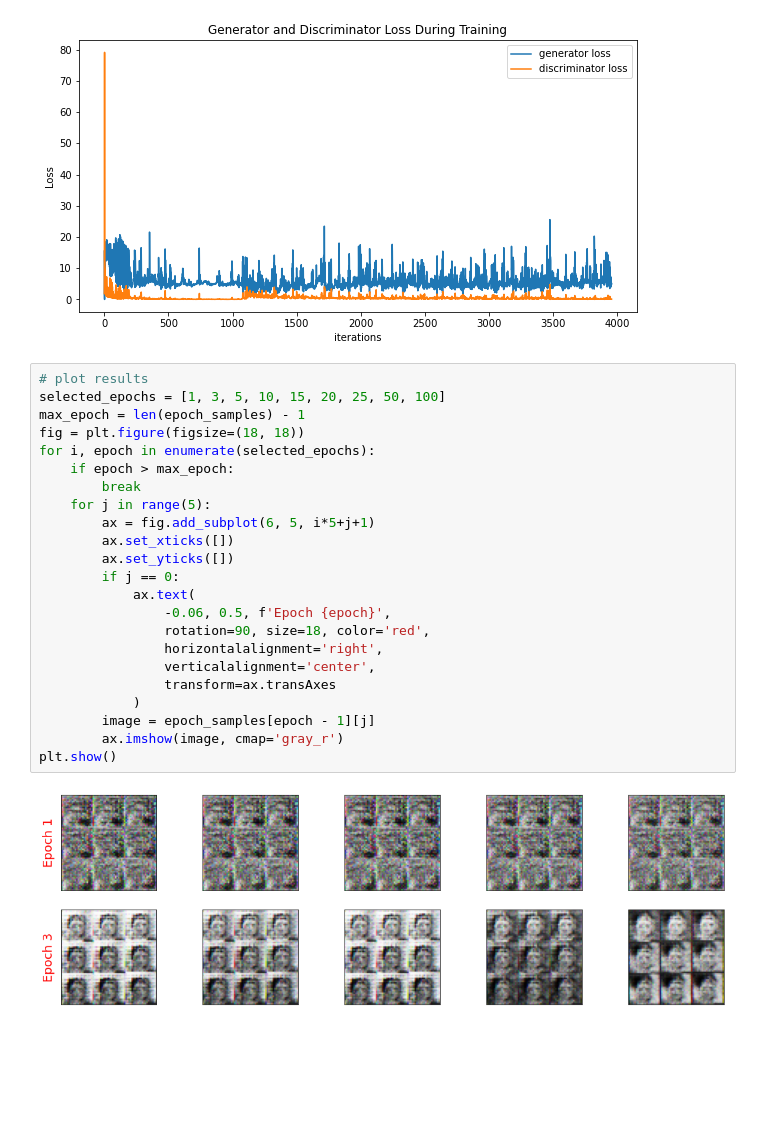
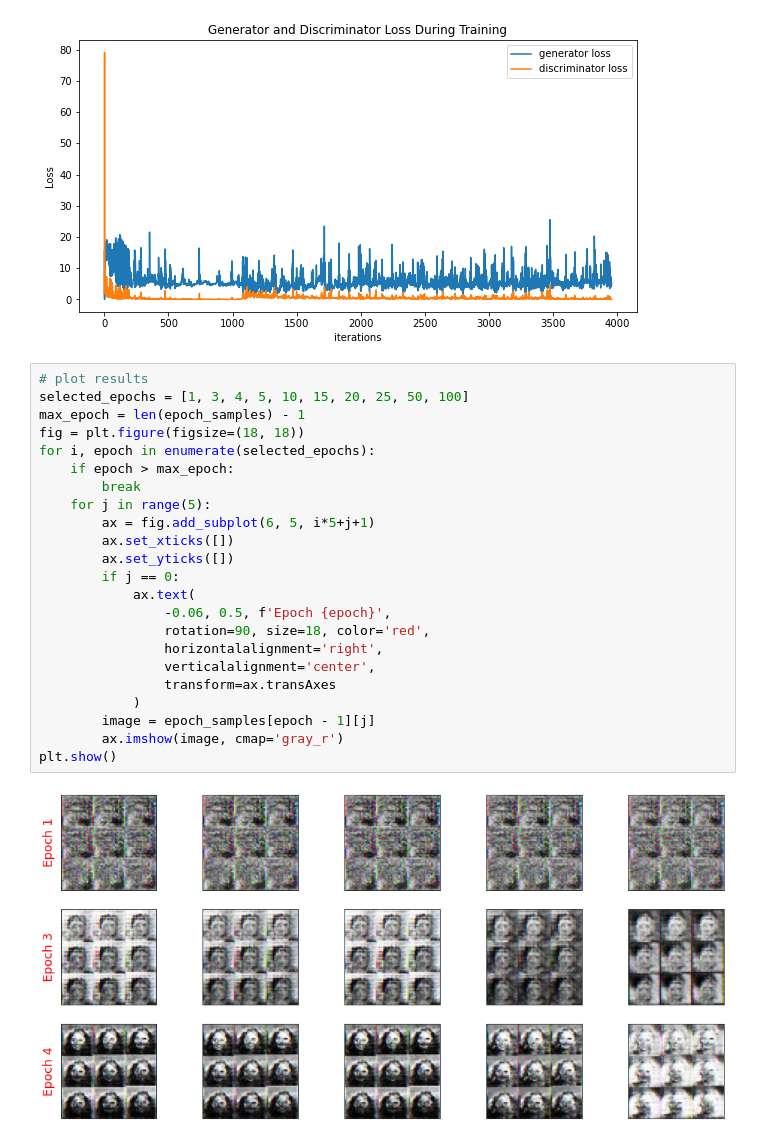
Before and after one commit to ysimonov/generative-adversarial-network, a Jupyter notebook: model.ipynb, the cells around one changed output. Saved outputs shown, nothing was run; the diff lists cells and outputs as text; blank space fills up the shorter version.

Commit message:
test: updated images

```diff
--- a/model.ipynb
+++ b/model.ipynb
@@ -388,26 +388,26 @@ plt.show()
 [figure]
 # %%
 # plot results
-selected_epochs = [1, 3, 5, 10, 15, 20, 25, 50, 100]
+selected_epochs = [1, 3, 4, 5, 10, 15, 20, 25, 50, 100]
 max_epoch = len(epoch_samples) - 1
 fig = plt.figure(figsize=(18, 18))
 for i, epoch in enumerate(selected_epochs):
     if epoch > max_epoch:
         break
     for j in range(5):
         ax = fig.add_subplot(6, 5, i*5+j+1)
         ax.set_xticks([])
         ax.set_yticks([])
         if j == 0:
             ax.text(
                 -0.06, 0.5, f'Epoch {epoch}',
                 rotation=90, size=18, color='red',
                 horizontalalignment='right',
                 verticalalignment='center',
                 transform=ax.transAxes
             )
         image = epoch_samples[epoch - 1][j]
         ax.imshow(image, cmap='gray_r')
 plt.show()
 # %% [output]
-[figure, old version]
+[figure, new version]
```
